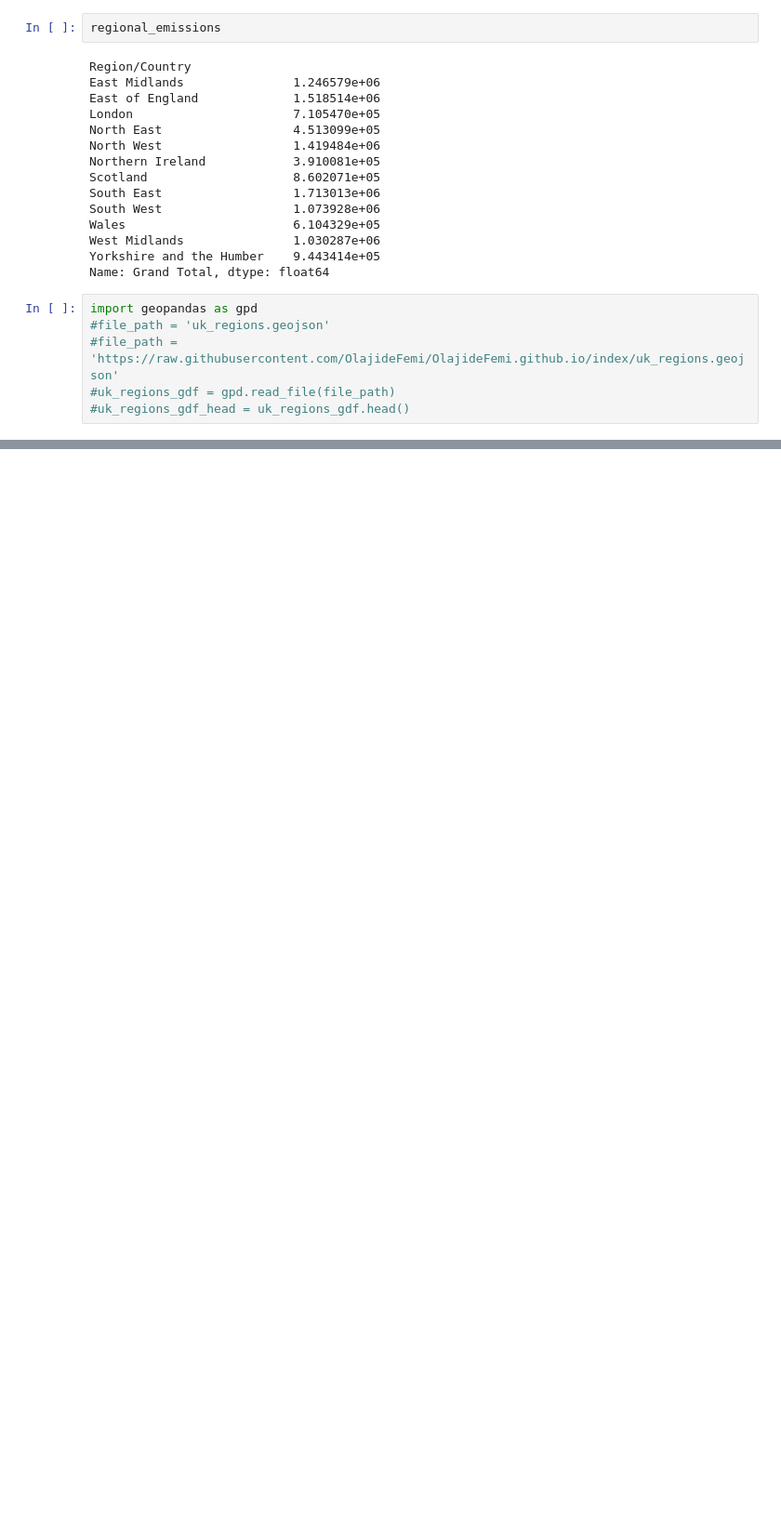
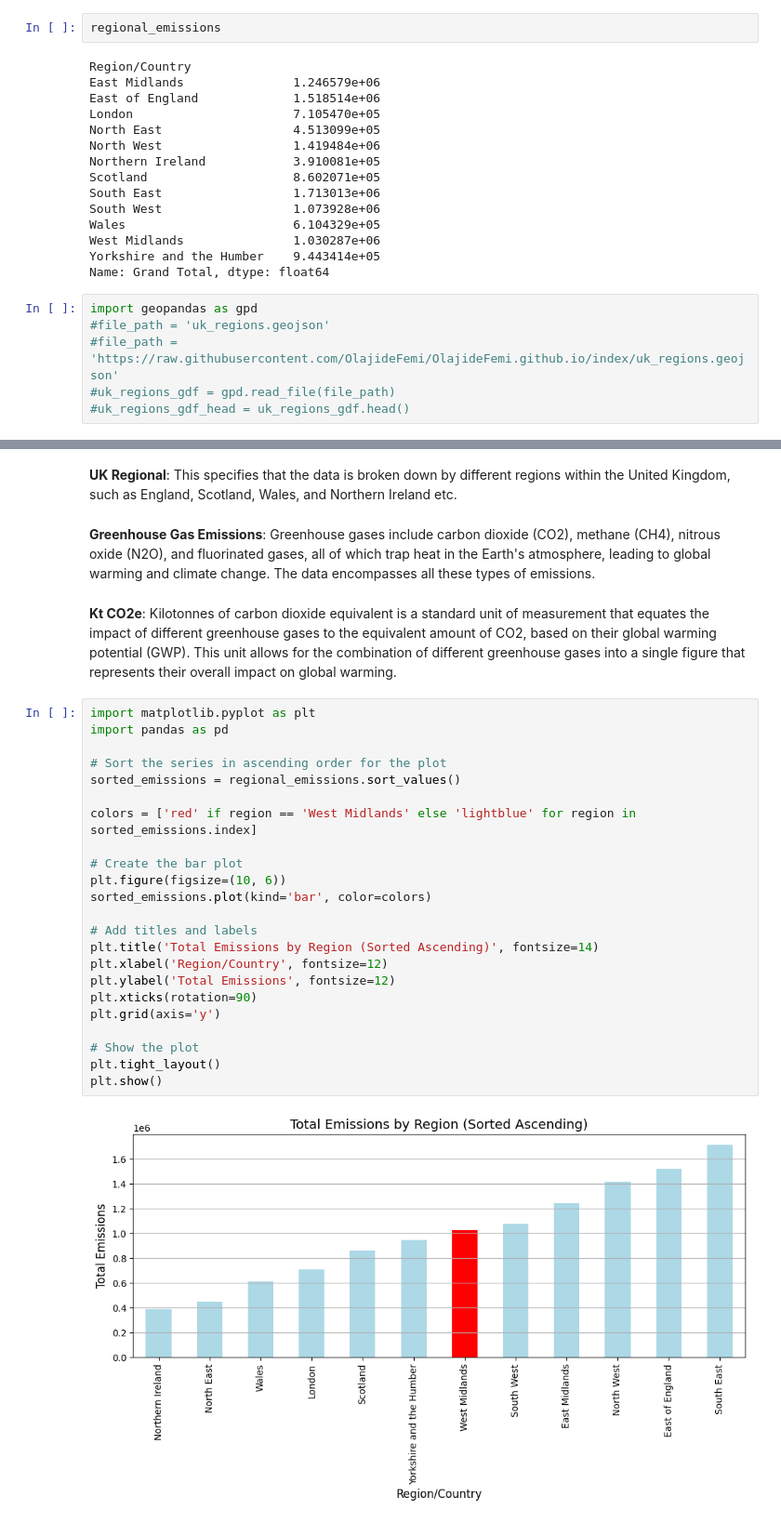
Before and after one commit to Olufemol/OlajideFemi.github.io, a Jupyter notebook: Dissertation_Code_1.ipynb, the cells around one changed output, grey strips where cells are left out. Shown at 93% size. Saved outputs shown, nothing was run; the diff lists cells and outputs as text; blank space fills up the shorter version.

```diff
--- a/Dissertation_Code_1.ipynb
+++ b/Dissertation_Code_1.ipynb
@@ -402,0 +405,31 @@ plt.show()
+# %% [markdown]
+**UK Regional**: This specifies that the data is broken down by different regions within the United Kingdom, such as England, Scotland, Wales, and Northern Ireland etc.
+# %% [markdown]
+**Greenhouse Gas Emissions**: Greenhouse gases include carbon dioxide (CO2), methane (CH4), nitrous oxide (N2O), and fluorinated gases, all of which trap heat in the Earth's atmosphere, leading to global warming and climate change. The data encompasses all these types of emissions.
+# %% [markdown]
+**Kt CO2e**: Kilotonnes of carbon dioxide equivalent is a standard unit of measurement that equates the impact of different greenhouse gases to the equivalent amount of CO2, based on their global warming potential (GWP). This unit allows for the combination of different greenhouse gases into a single figure that represents their overall impact on global warming.
+# %%
+import matplotlib.pyplot as plt
+import pandas as pd
+
+# Sort the series in ascending order for the plot
+sorted_emissions = regional_emissions.sort_values()
+
+colors = ['red' if region == 'West Midlands' else 'lightblue' for region in sorted_emissions.index]
+
+# Create the bar plot
+plt.figure(figsize=(10, 6))
+sorted_emissions.plot(kind='bar', color=colors)
+
+# Add titles and labels
+plt.title('Total Emissions by Region (Sorted Ascending)', fontsize=14)
+plt.xlabel('Region/Country', fontsize=12)
+plt.ylabel('Total Emissions', fontsize=12)
+plt.xticks(rotation=90)
+plt.grid(axis='y')
+
+# Show the plot
+plt.tight_layout()
+plt.show()
+# %% [output]
+[figure, added]
```
Also changed, not shown: parts of 46 cells of this notebook.
